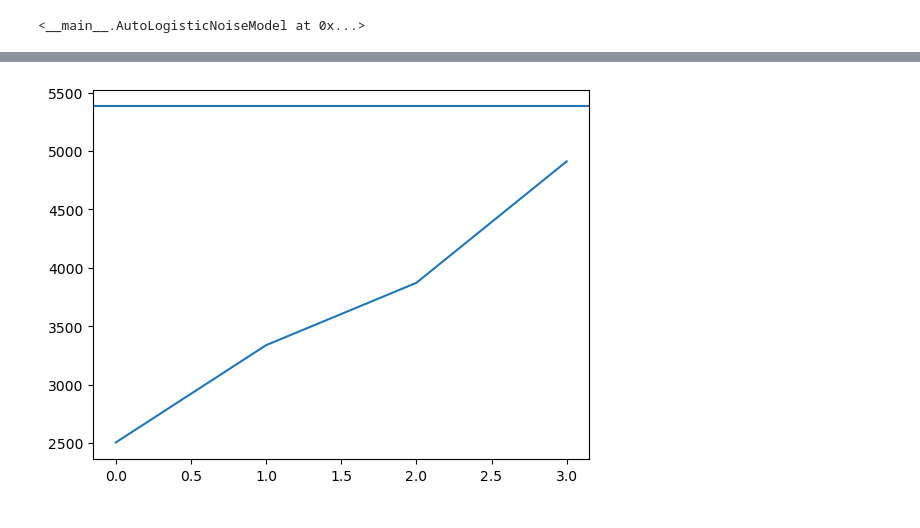
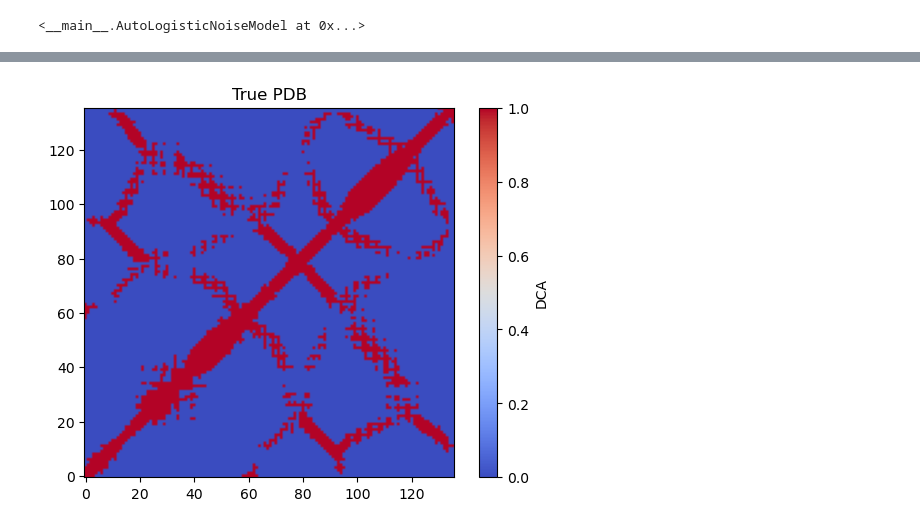
Before and after one commit to Fabiog17/Internship, a Jupyter notebook: Nice_noise_angstrom.ipynb, the cells around one changed output, grey strips where cells are left out. Cells and saved outputs as stored; diff of their text form; code cells hidden in the pictures.

```diff
--- a/Nice_noise_angstrom.ipynb
+++ b/Nice_noise_angstrom.ipynb
@@ -98,3 +98,5 @@ total_seen = stats[:, 2]
 distances = np.arange(len(stats))
 total_percentage = np.where(total_seen > 0, (tp + fp)/ total_seen , 0)
 precision = np.where((tp + fp) > 0, tp / (tp + fp), 0)
+fp_percentage = stats[:, 1].sum() / stats[:, 2].sum()
+print(fp_percentage)
@@ -682,7 +624,7 @@ class AutoLogisticNoiseModel:
 # true_maps and noisy_maps are lists of NxN numpy arrays, possibly different N for each pair
 model = AutoLogisticNoiseModel(
     spline_knots=6,
-    neighbor_radii=(1, 2, 3),   # radius 1 and 2 help capture blobs
+    neighbor_radii=(1, 2),   # radius 1 and 2 help capture blobs
     use_true_map=False,
     C=1.0,
     class_weight=None,
@@ -695,41 +715,89 @@ model.fit(true_cm, fake_cm, mode="fp")
 # %%
-t_cm=true_cm[15]
-fp_percentage = 0.015  ###metà del totale per qualche motivo
-target_n_fp = int(fp_percentage * (np.ones_like(t_cm).sum()))
+index=739
+
+t_cm=true_cm[index]
+L = distance_map[index].shape[0]
+
+plt.figure()
+plt.imshow(t_cm,cmap='coolwarm', origin='lower')
+plt.colorbar(label="DCA")
+plt.title("True PDB")
+plt.show()
+
+
+#false positive
+
+fp_percentage = (a * L**b)
+print(fp_percentage)
+
+#
+T = np.asarray(t_cm)
+valid = np.triu(np.ones_like(T, dtype=bool), 1) & (T == 0)
+n_valid = valid.sum()
+target_n_fp = int(fp_percentage * n_valid)
+
 
 fake_total_noisy, fake_fp_mask, history = model.sample_noisy_map(
     t_cm,
     target_fp_fraction=fp_percentage,
     tolerance=0.1,
     seed=123,
 )
 
-import matplotlib.pyplot as plt
-
 plt.plot(history)
 plt.axhline(target_n_fp)
 
 # remove overlap with true contacts
 fake_fp_mask = fake_fp_mask * (1 - t_cm)
 
+
+plt.figure()
+plt.imshow(fake_fp_mask,cmap='coolwarm', origin='lower')
+plt.colorbar(label="DCA")
+plt.title("False Positives")
+plt.show()
+
+
+
+
+K = 5 * L
+
+p_detect_by_r = total_percentage
+new_map, stats = sample_noisy_contact_map_from_distance(distance_map[index],p_detect_by_r,K,threshold=8.0,seed=1)
+
+
+contact_map=contact_from_distance(distance_map[index])
+isfinite = np.isfinite(distance_map[index])
+
+
+true_positives = (new_map == 1) & (contact_map == 1)
+
+plt.figure()
+plt.imshow(true_positives,cmap='coolwarm', origin='lower')
+plt.colorbar(label="DCA")
+plt.title("True Positives")
+plt.show()
+
+
+
+
+
+
 # combine
-fake_noisy = np.maximum(t_cm, fake_fp_mask)
+fake_noisy = np.maximum(true_positives*0.5, fake_fp_mask)  ###togliere il 0.5, solo per il plot
 
 
 plt.figure()
-plt.imshow(t_cm,cmap='coolwarm', origin='lower')
-plt.colorbar(label="DCA")
-plt.title("Noisy PDB")
-plt.show()
-
-plt.figure()
-plt.imshow(fake_fp_mask ,cmap='coolwarm', origin='lower')
+plt.imshow(fake_noisy ,cmap='coolwarm', origin='lower')
 plt.colorbar(label="DCA")
 plt.title("Noisy PDB")
 plt.show()
 
 
-fp_percentage = fake_fp_mask.sum() / (np.ones_like(fake_fp_mask).sum())
+upper = np.triu(np.ones_like(contact_map, dtype=bool), 1)
+valid = upper & (contact_map == 0)
+
+fp_percentage = fake_fp_mask[valid].sum() / valid.sum()
 print(f"False positive percentage: {fp_percentage:.2%}")
 # %% [output]
-[figure, old version]
+[figure, new version]
```
Also changed, not shown: parts of 9 cells of this notebook, 5 other files.
